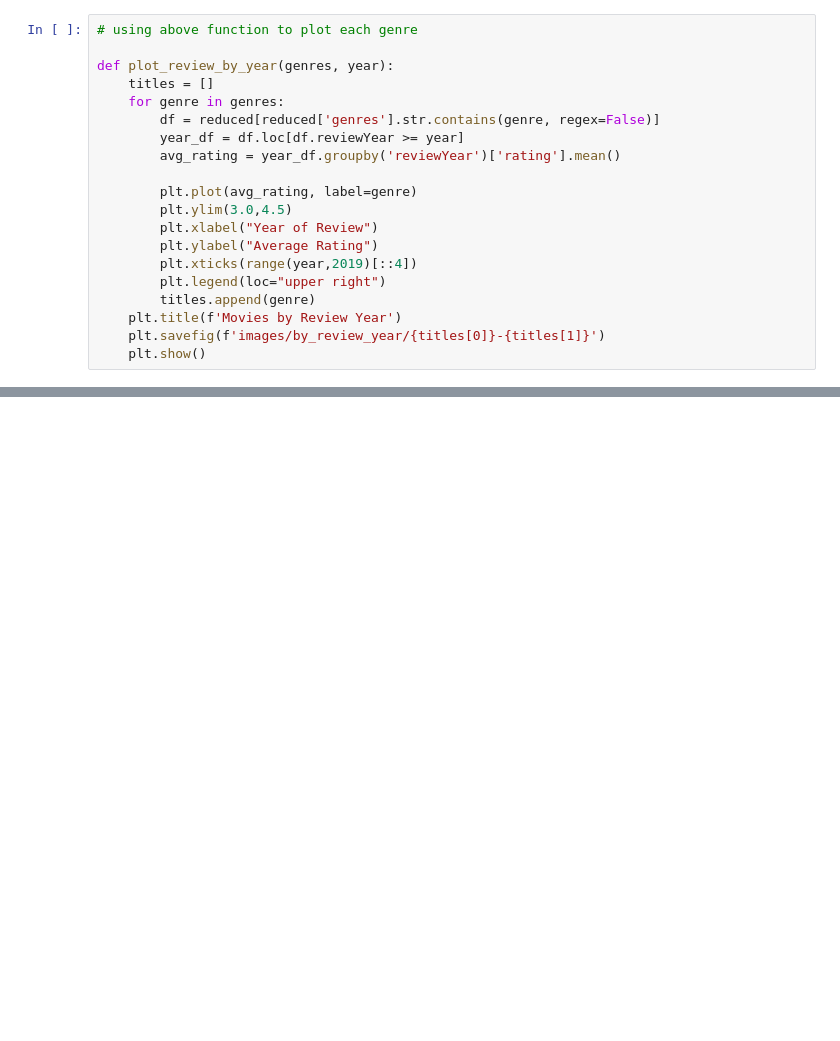
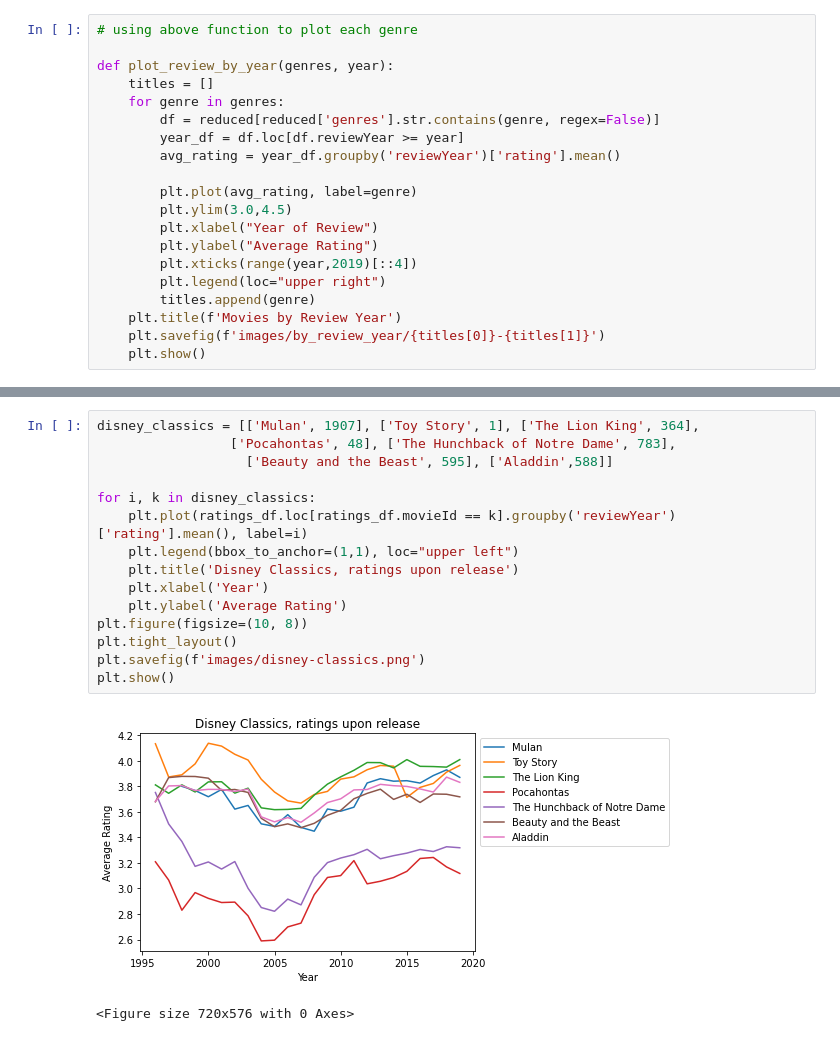
Before and after one commit to blancacarretero/movie-recommendation-engine, a Jupyter notebook: main.ipynb, the cells around one changed output, grey strips where cells are left out. Drawn from its saved outputs; the diff is of its cells as text; blank space fills up the shorter version.

```diff
--- a/main.ipynb
+++ b/main.ipynb
@@ -505,0 +569,18 @@ plot_review_by_year(['Thriller','Mystery','Horror'],2000)
+# %%
+disney_classics = [['Mulan', 1907], ['Toy Story', 1], ['The Lion King', 364],
+                 ['Pocahontas', 48], ['The Hunchback of Notre Dame', 783],
+                   ['Beauty and the Beast', 595], ['Aladdin',588]]
+
+for i, k in disney_classics:
+    plt.plot(ratings_df.loc[ratings_df.movieId == k].groupby('reviewYear')['rating'].mean(), label=i)
+    plt.legend(bbox_to_anchor=(1,1), loc="upper left")
+    plt.title('Disney Classics, ratings upon release')
+    plt.xlabel('Year')
+    plt.ylabel('Average Rating')
+plt.figure(figsize=(10, 8))
+plt.tight_layout()
+plt.savefig(f'images/disney-classics.png')
+plt.show()
+# %% [output]
+[figure, added]
+<Figure size 720x576 with 0 Axes>
```
Also changed, not shown: parts of 26 cells of this notebook.
